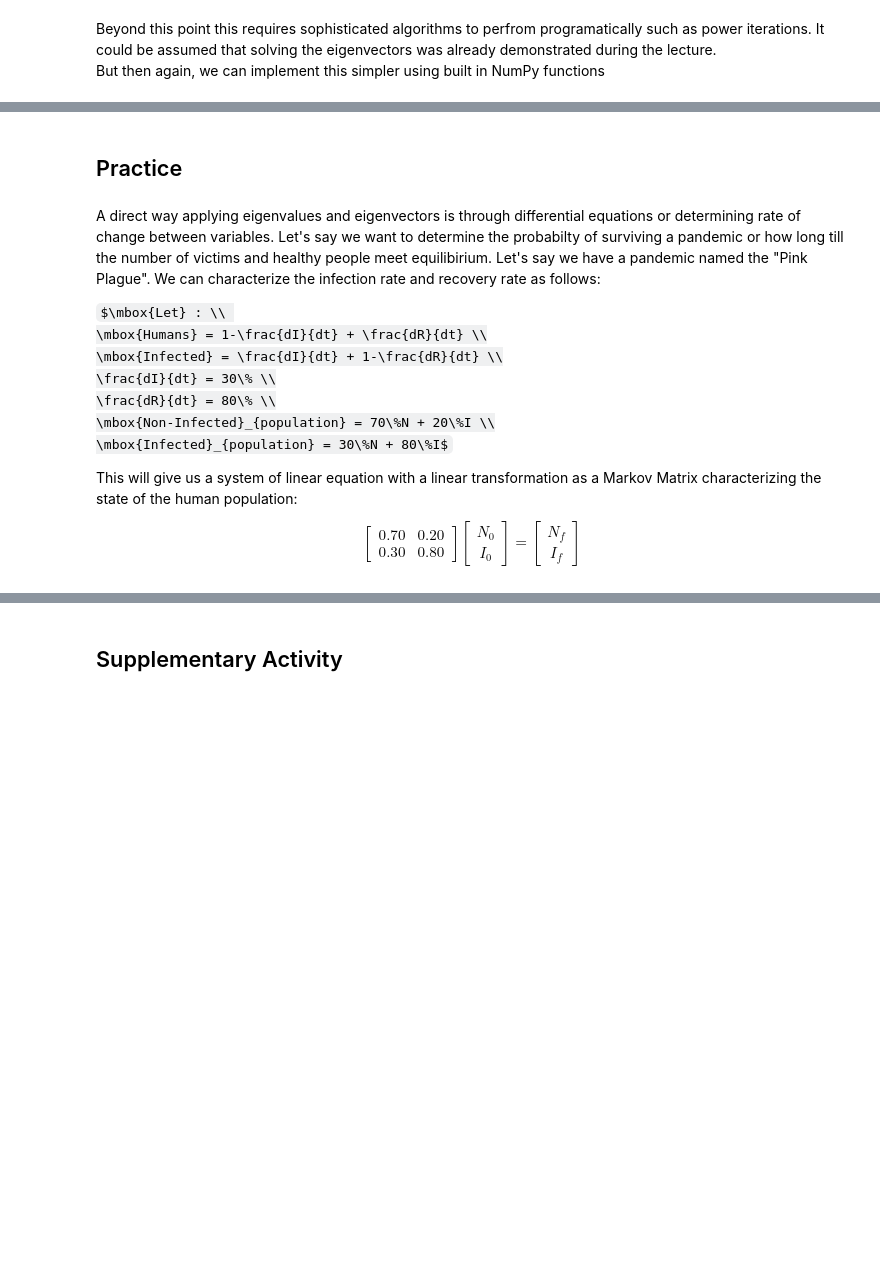
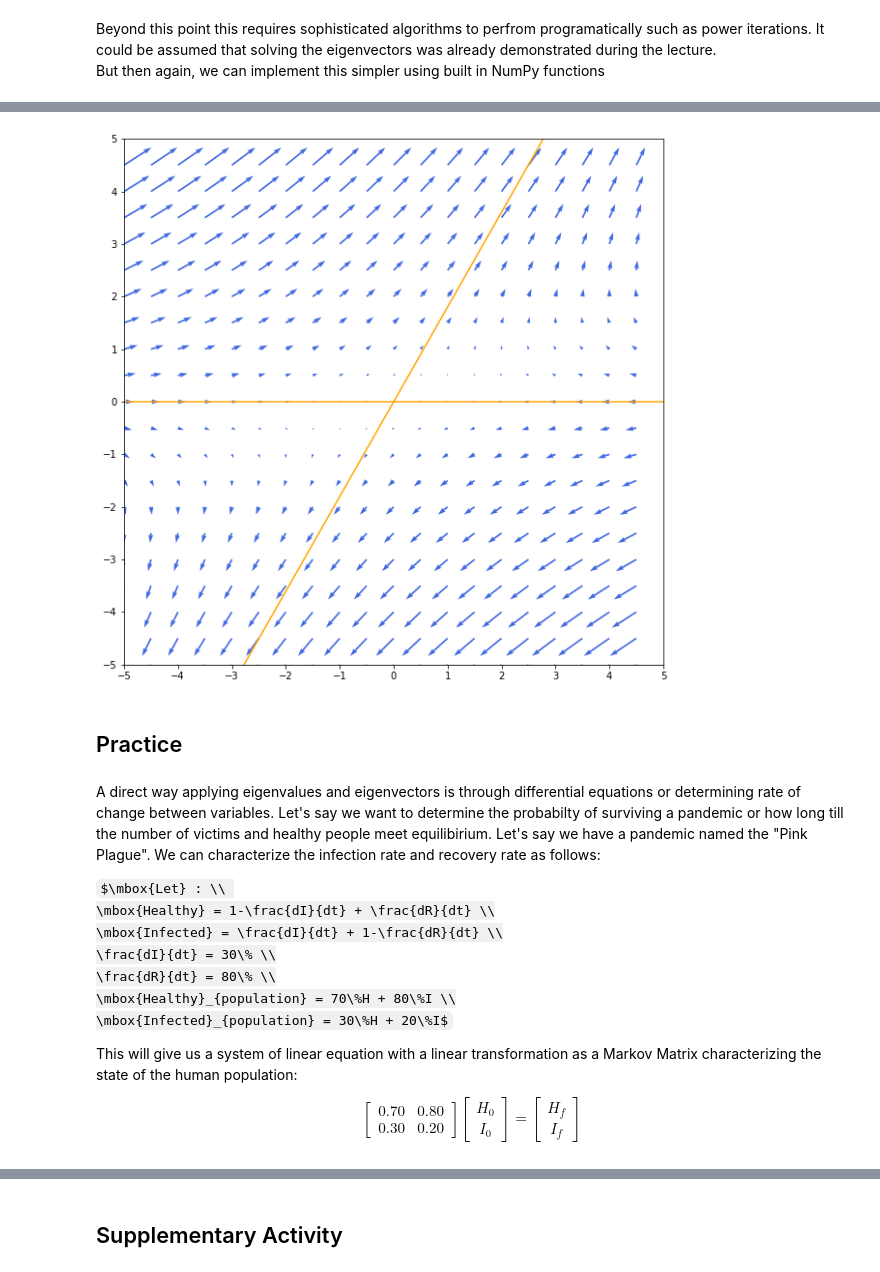
Before and after one commit to krissydolor/Linear-Algebra, a Jupyter notebook: Lab 13 - Eigen-things/LinAlg Lab 13.ipynb, the cells around one changed output, grey strips where cells are left out. Cells and saved outputs as stored; diff of their text form; code cells hidden in the pictures; some formulas as TeX source; blank space fills up the shorter version.

```diff
--- a/Lab 13 - Eigen-things/LinAlg Lab 13.ipynb
+++ b/Lab 13 - Eigen-things/LinAlg Lab 13.ipynb
@@ -166,30 +169,32 @@ def plot_tr_eig(inp, trans, eig, q1=False):
     plt.show()
 # %%
 x = np.array([
-    [1,1],
+    [1,0],
     [0,1]
 ])
 F = np.array([
-    [1,2],
+    [-1,2],
     [0,2]
 ])
 eigval, eigvect = np.linalg.eig(F@x)
 plot_tr_eig(x,F,eigvect)
+# %% [output]
+[figure, added]
 # %% [markdown]
 ## Practice
 # %% [markdown]
 A direct way applying eigenvalues and eigenvectors is through differential equations or determining rate of change between variables. Let's say we want to determine the probabilty of surviving a pandemic or how long till the number of victims and healthy people meet equilibirium. Let's say we have a pandemic named the "Pink Plague". We can characterize the infection rate and recovery rate as follows:
 
 $\mbox{Let} : \\
-\mbox{Humans} = 1-\frac{dI}{dt} + \frac{dR}{dt} \\
+\mbox{Healthy} = 1-\frac{dI}{dt} + \frac{dR}{dt} \\
 \mbox{Infected} = \frac{dI}{dt} + 1-\frac{dR}{dt} \\
 \frac{dI}{dt} = 30\% \\
 \frac{dR}{dt} = 80\% \\
-\mbox{Non-Infected}_{population} = 70\%N + 20\%I \\
-\mbox{Infected}_{population} = 30\%N + 80\%I$
+\mbox{Healthy}_{population} = 70\%H + 80\%I \\
+\mbox{Infected}_{population} = 30\%H + 20\%I$
 
 This will give us a system of linear equation with a linear transformation as a Markov Matrix characterizing the state of the human population:
 
 $$
-\begin{bmatrix}0.70 & 0.20 \\ 0.30 & 0.80\end{bmatrix} \begin{bmatrix}N_0 \\ I_0\end{bmatrix} = \begin{bmatrix}N_f \\ I_f\end{bmatrix}$$
+\begin{bmatrix}0.70 & 0.80 \\ 0.30 & 0.20\end{bmatrix} \begin{bmatrix}H_0 \\ I_0\end{bmatrix} = \begin{bmatrix}H_f \\ I_f\end{bmatrix}$$
 # %%
```
Also changed, not shown: parts of 11 cells of this notebook.
